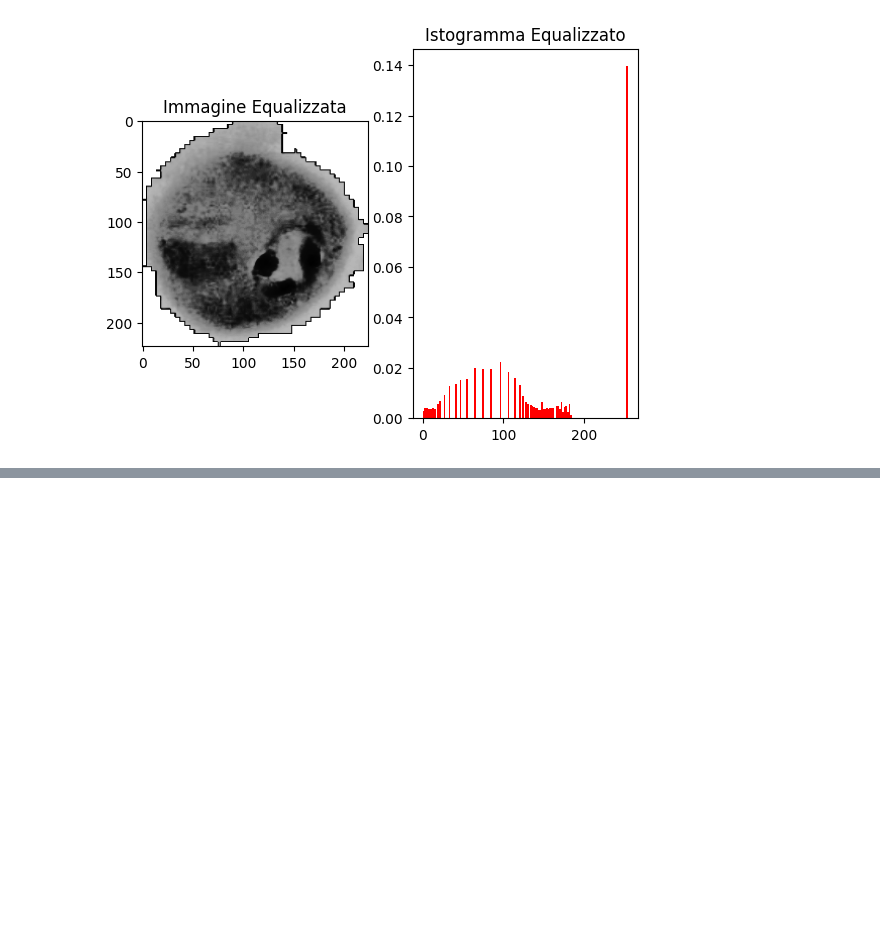
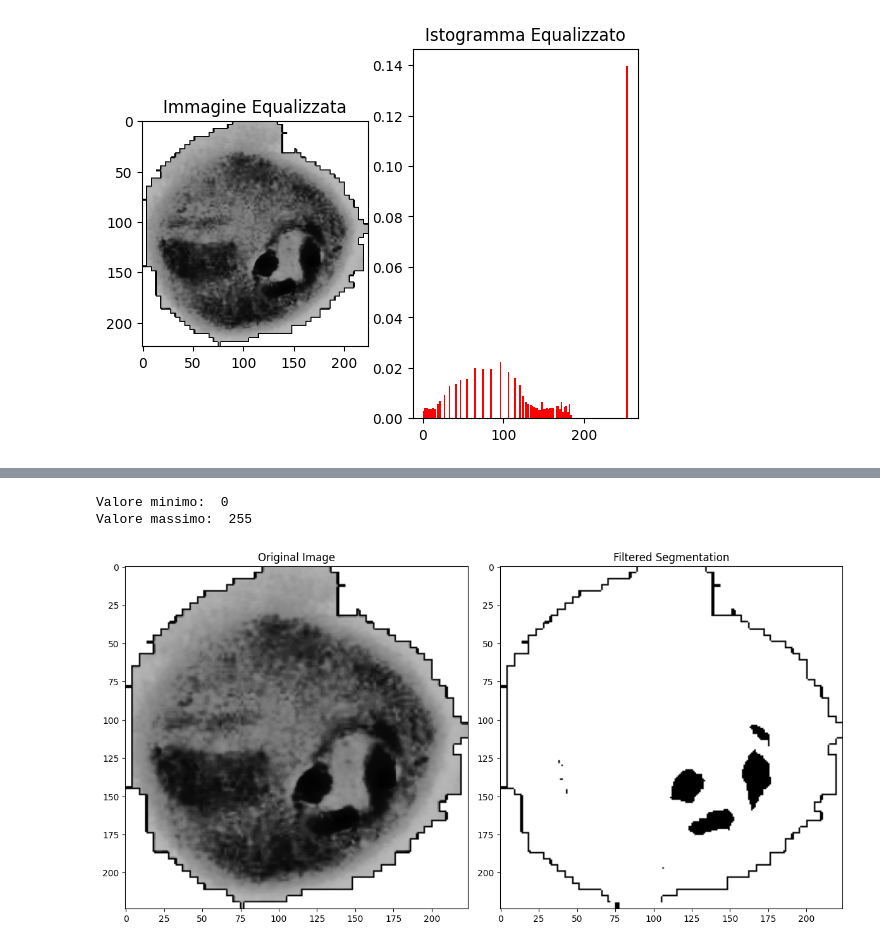
Before and after one commit to GiuuGpEEp/TerzoAnnoUni, a Jupyter notebook: FESI/Progetto/ProvaNotebook.ipynb, the cells around one changed output, grey strips where cells are left out. Cells and saved outputs as stored; diff of their text form; code cells hidden in the pictures; blank space fills up the shorter version.

Commit message:
FESI

```diff
--- a/FESI/Progetto/ProvaNotebook.ipynb
+++ b/FESI/Progetto/ProvaNotebook.ipynb
@@ -115,0 +118,45 @@ plt.show()
+# %%
+img = cv2.imread("FESI/Progetto/tests/boh.png")
+
+# Siccome non posso applicare la sogliatura sull'immagine RGBA, lavoro su un'immagine in scala di grigi e successivamente riapplico il canale alfa
+img_noRGBA = cv2.cvtColor(img, cv2.COLOR_BGR2GRAY)
+cv2.imwrite('FESI/Progetto/tests/try2.png', img_noRGBA)
+
+# Seconda sogliatura
+min_threshold = np.mean(img_noRGBA) * 0.5
+valMin = np.min(img_noRGBA)
+valMax = np.max(img_noRGBA)
+print("Valore minimo: ", valMin)
+print("Valore massimo: ", valMax)
+
+_, thresh = cv2.threshold(img_noRGBA, 10, 255, cv2.THRESH_BINARY)
+
+# Rimozione del rumore
+kernel = np.ones((3,3), np.uint8) #creo il kernel di convoluzione --> matrice 3x3
+opening = cv2.morphologyEx(thresh, cv2.MORPH_OPEN,kernel, iterations = 2)
+
+# Identificazione e Labeling delle regioni
+labels = measure.label(opening, connectivity=2)  # Labeling con connettività 8
+properties = measure.regionprops(labels)
+
+# Rimuovi regioni troppo piccole
+min_size = 50  # Cambia in base alle dimensioni delle macchie
+filtered_labels = morphology.remove_small_objects(labels, min_size=min_size)
+segmented = filtered_labels > 0  # Converti in maschera binaria
+
+# Visualizzazione dei risultati
+plt.figure(figsize=(12, 6))
+plt.subplot(1, 2, 1)
+plt.title("Original Image")
+plt.imshow(img, cmap="gray")
+
+plt.subplot(1, 2, 2)
+plt.title("Filtered Segmentation")
+plt.imshow(segmented, cmap="gray")
+
+plt.tight_layout()
+plt.show()
+# %% [output]
+Valore minimo:  0
+Valore massimo:  255
+[figure, added]
```
Also changed, not shown: parts of 5 cells of this notebook, 1 other file.
